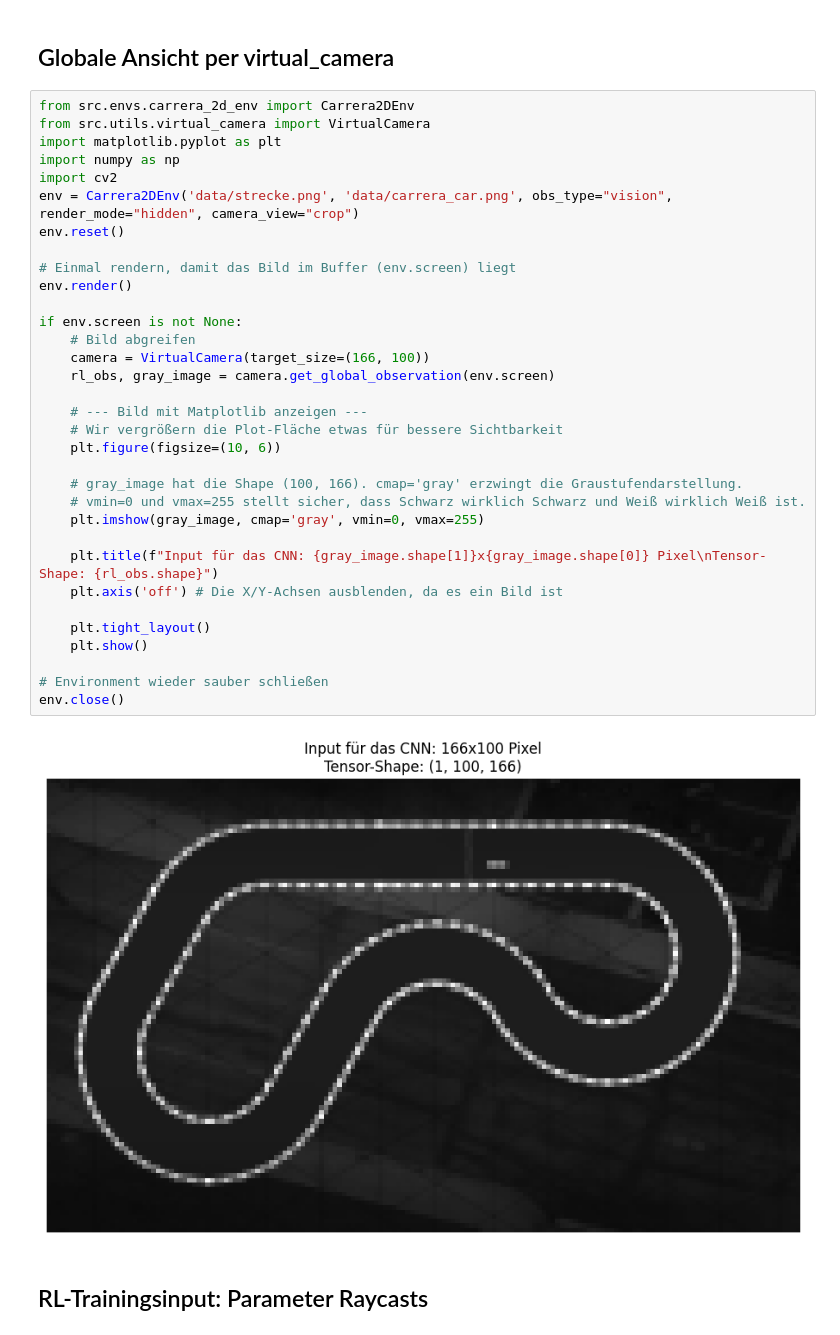
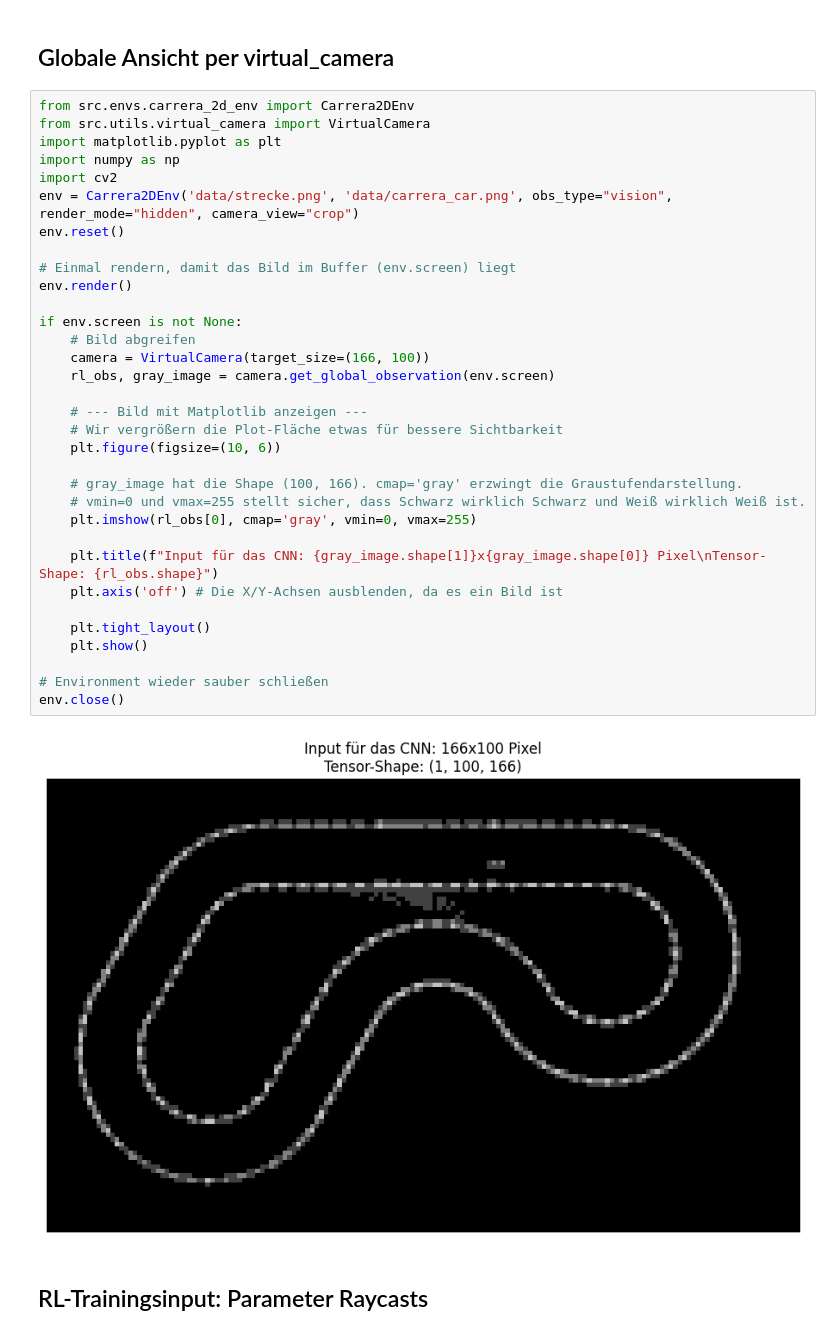
Before and after one commit to magnusneumann/carrera_rl, a Jupyter notebook: Notebook_prototyping.ipynb, the cells around one changed output. Cells and saved outputs as stored; diff of their text form.

```diff
--- a/Notebook_prototyping.ipynb
+++ b/Notebook_prototyping.ipynb
@@ -860,35 +861,35 @@ from src.utils.virtual_camera import VirtualCamera
 import matplotlib.pyplot as plt
 import numpy as np
 import cv2
 env = Carrera2DEnv('data/strecke.png', 'data/carrera_car.png', obs_type="vision", render_mode="hidden", camera_view="crop")
 env.reset()
 
 # Einmal rendern, damit das Bild im Buffer (env.screen) liegt
 env.render()
 
 if env.screen is not None:
     # Bild abgreifen
     camera = VirtualCamera(target_size=(166, 100))
     rl_obs, gray_image = camera.get_global_observation(env.screen)
 
     # --- Bild mit Matplotlib anzeigen ---
     # Wir vergrößern die Plot-Fläche etwas für bessere Sichtbarkeit
     plt.figure(figsize=(10, 6))
 
     # gray_image hat die Shape (100, 166). cmap='gray' erzwingt die Graustufendarstellung.
     # vmin=0 und vmax=255 stellt sicher, dass Schwarz wirklich Schwarz und Weiß wirklich Weiß ist.
-    plt.imshow(gray_image, cmap='gray', vmin=0, vmax=255)
+    plt.imshow(rl_obs[0], cmap='gray', vmin=0, vmax=255)
 
     plt.title(f"Input für das CNN: {gray_image.shape[1]}x{gray_image.shape[0]} Pixel\nTensor-Shape: {rl_obs.shape}")
     plt.axis('off') # Die X/Y-Achsen ausblenden, da es ein Bild ist
 
     plt.tight_layout()
     plt.show()
 
 # Environment wieder sauber schließen
 env.close()
 # %% [output]
-[figure, old version]
+[figure, new version]
 # %% [markdown]
 ## RL-Trainingsinput: Parameter Raycasts
 # %%
```
Also changed, not shown: parts of 7 cells of this notebook, 6 other files.
